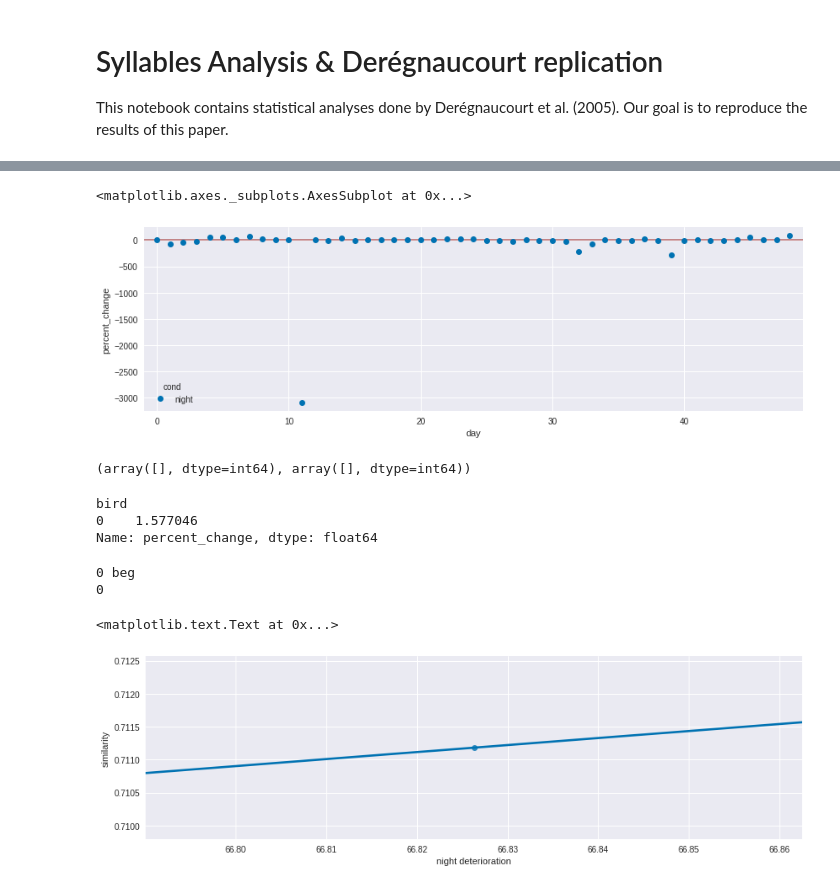
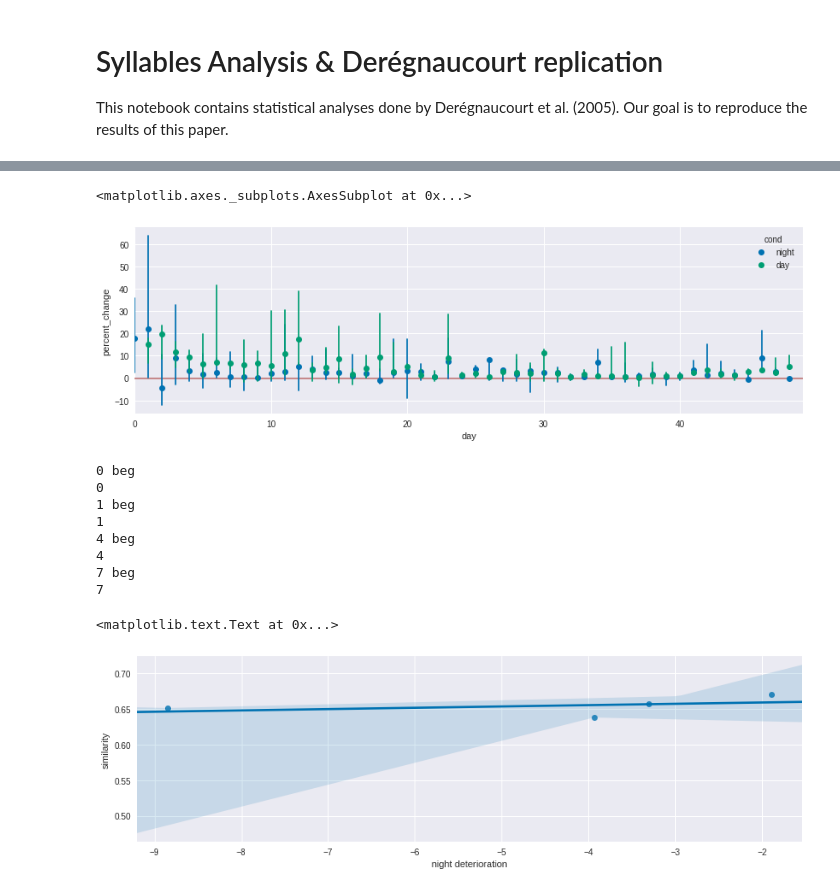
Before and after one commit to PaulEcoffet/birdsonglearningmodel, a Jupyter notebook: analysis/Syllables_analysis.ipynb, the cells around one changed output, grey strips where cells are left out. Saved outputs shown, nothing was run; the diff lists cells and outputs as text; code cells hidden in the pictures.

Commit message:
new analyses with new data

```diff
--- a/analysis/Syllables_analysis.ipynb
+++ b/analysis/Syllables_analysis.ipynb
@@ -47,3 +47,5 @@ all_dat = pd.concat(all_dat)
 
 sr, tutor = wavfile.read(join(main_path.format(0), 'tutor.wav'))
 tutor_syllables = extract_syllables_statistics(tutor)
+# %%
+pad = 20
@@ -218,27 +118,0 @@ last_day
-# %%
-means = []
-for day in range(1, np.max(all_dat['day']) - 1):
-    before_night = all_dat[((all_dat.day == day) & (all_dat.moment == 'evening') & (all_dat.isyb == 1))]
-    after_night = all_dat[((all_dat.day == day + 1) & (all_dat.moment == 'morning') & (all_dat.isyb == 1))]
-    data = percentage_change(before_night, after_night)
-
-    mean = np.mean((data['mentropy'], data['mfm'], data['mgoodness'], data['vfm'], data['ventropy'],
-                    data['vgoodness']))
-    means.append(mean)
-means = np.array(means)
-
-means_sd = [] # means same day
-for day in range(1, np.max(all_dat['day']) - 1):
-    before_night = all_dat[((all_dat.day == day) & (all_dat.moment == 'morning') & (all_dat.isyb == 1))]
-    after_night = all_dat[((all_dat.day == day) & (all_dat.moment == 'evening') & (all_dat.isyb == 1))]
-    data = percentage_change(before_night, after_night)
-
-    mean = np.mean((data['mentropy'], data['mfm'], data['mgoodness'], data['vfm'], data['ventropy'],
-                    data['vgoodness']))
-    means_sd.append(mean)
-means_sd = np.array(means_sd)
-
-plt.figure(figsize=(14, 5))
-plt.plot(means, 'o')
-plt.plot(means_sd, 'o')
-plt.ylim((0, 100))
@@ -310,5 +199,7 @@ Name: mfm, dtype: float64
 # %%
 change_df = pd.DataFrame(all_changes)
+change_df["birdsyb"] = change_df['bird'] * 1000 + change_df['isyb']
+
 change_df = change_df.groupby(('day', 'bird', 'cond')).mean()
+
+change_df = pd.DataFrame(change_df.to_records()).query('-100 <percent_change < 100')
-# %%
-change_df = pd.DataFrame(change_df.to_records())
@@ -335,25 +206,14 @@ change_df
 # %%
 plt.figure(figsize=(14, 4))
 plt.axhline(0, c='darkred', alpha=0.5)
-sns.tsplot(change_df, time='day', unit='bird', interpolate=False, value='percent_change', condition='cond', err_style='ci_bars', ci=95, estimator=np.median)
-#plt.ylim((-70, 70))
+sns.tsplot(change_df, time='day', unit='bird', interpolate=False, value='percent_change', condition='cond', err_style='ci_bars', ci=95, estimator=np.nanmedian)
 # %% [output]
 <matplotlib.axes._subplots.AxesSubplot at 0x...>
-[figure, old version]
+[figure, new version]
-# %%
-np.where(change_df.isnull())
-# %% [output]
-(array([], dtype=int64), array([], dtype=int64))
 # %%
 all_changes_df = pd.DataFrame(all_changes)
-# %%
-all_changes_df.query('cond == "night" and  -100 <percent_change < 100').groupby('bird').mean()['percent_change']
-# %% [output]
-bird
-0    1.577046
-Name: percent_change, dtype: float64
 # %%
-night_pc = all_changes_df.query('cond == "night"').groupby('bird').mean()
+night_pc = change_df.query('cond == "night"').groupby('bird').mean()
 sim = []
 for i in night_pc.index:
     with open(join(main_path.format(i), 'data_cur.pkl'), 'rb') as f:
@@ -367,4 +227,10 @@ for i in night_pc.index:
 # %% [output]
 0 beg
 0
+1 beg
+1
+4 beg
+4
+7 beg
+7
 # %%
@@ -373,12 +239,12 @@ night_pc['sim'] = sim
 # %%
 fig = plt.figure(figsize=(14, 4))
 ax = fig.gca()
-sns.regplot(x="percent_change", y='sim', data=night_pc, ax=ax)
+sns.regplot(x="percent_change_deterioration", y='sim', data=night_pc, ax=ax)
 ax.set_xlabel('night deterioration')
 ax.set_ylabel('similarity')
 # %% [output]
 <matplotlib.text.Text at 0x...>
-[figure, old version]
+[figure, new version]
 # %%
 night_pc
 # %% [output]
```
Also changed, not shown: parts of 19 cells of this notebook, 2 other files.
